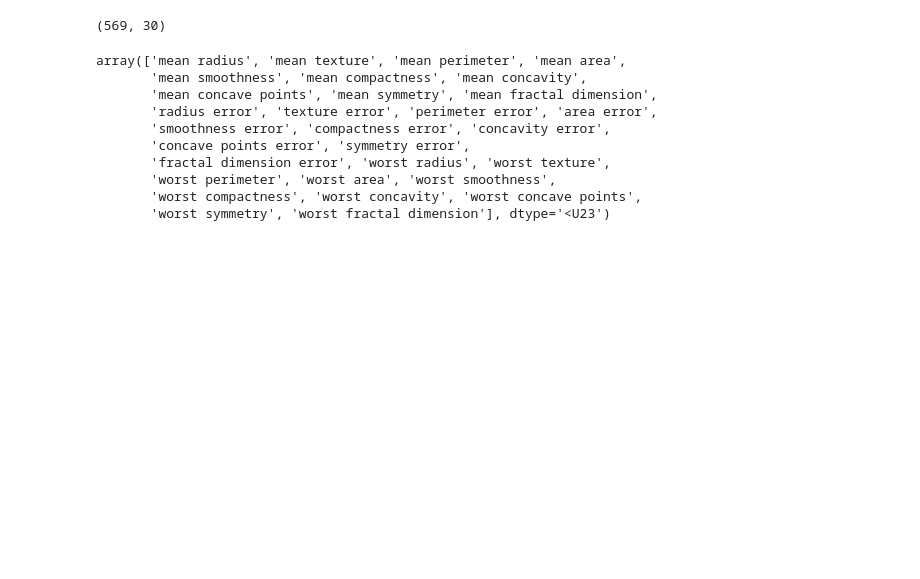
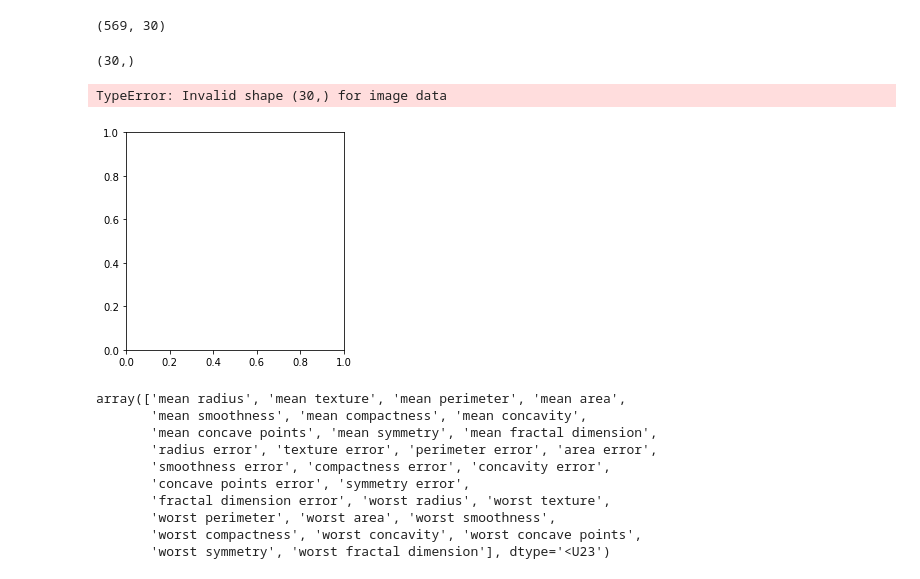
Before and after one commit to Kentkn192837/machine-learning, a Jupyter notebook: no5/5_2.ipynb, the cells around one changed output. Saved outputs shown, nothing was run; the diff lists cells and outputs as text; code cells hidden in the pictures; blank space fills up the shorter version.

```diff
--- a/no5/5_2.ipynb
+++ b/no5/5_2.ipynb
@@ -10,3 +13,13 @@ data.data.shape
+# %%
+data.data[0].shape
+# %% [output]
+(30,)
+# %%
+plt.imshow(data.data[0])
+plt.show()
+# %% [output]
+TypeError: Invalid shape (30,) for image data
+[figure, added]
 # %%
 data.feature_names
 # %% [output]
```
Also changed, not shown: parts of 1 cell of this notebook.
